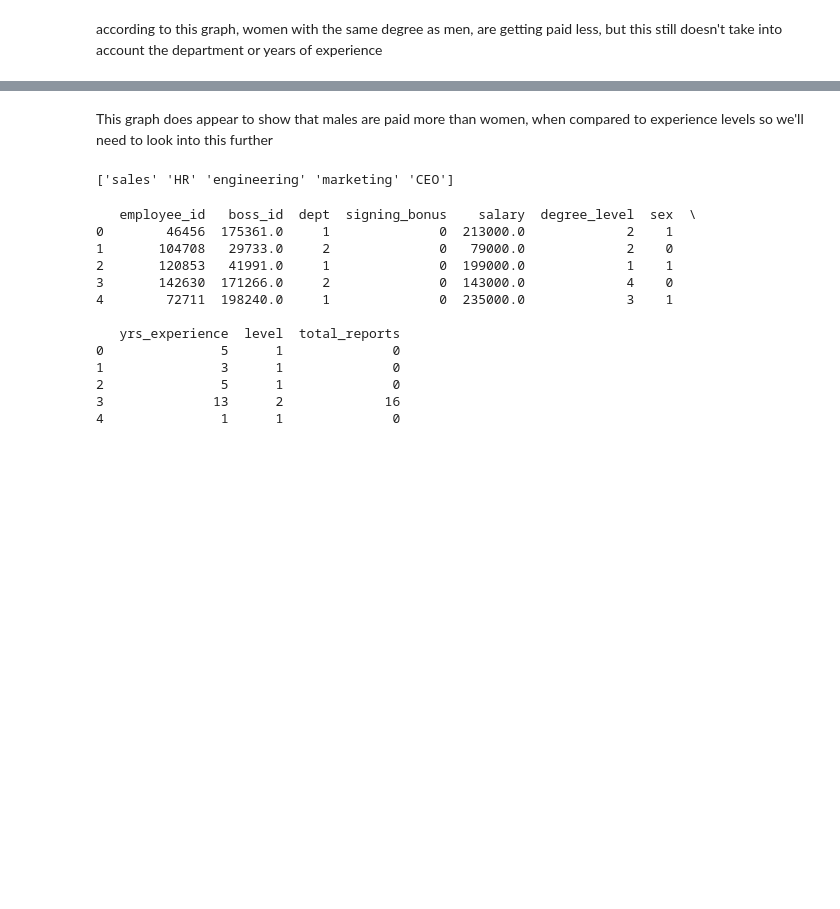
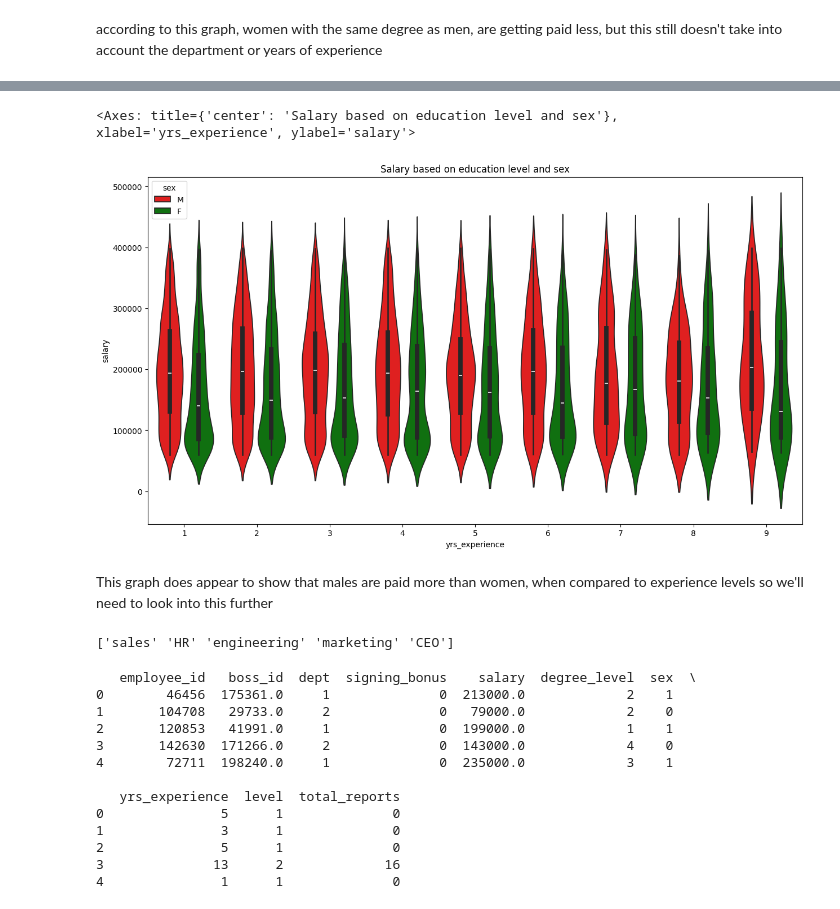
Before and after one commit to breannaparker1991/diversity_analysis, a Jupyter notebook: diversity.ipynb, the cells around one changed output, grey strips where cells are left out. Saved outputs shown, nothing was run; the diff lists cells and outputs as text; code cells hidden in the pictures; blank space fills up the shorter version.

```diff
--- a/diversity.ipynb
+++ b/diversity.ipynb
@@ -250,3 +298,10 @@ plt.show()
+# %%
+plt.figure(figsize=(15,8))
+plt.title("Salary based on education level and sex")
+sns.violinplot(x ="yrs_experience", y ="salary", data = df_no, hue = 'sex', palette=color_palette)
+# %% [output]
+<Axes: title={'center': 'Salary based on education level and sex'}, xlabel='yrs_experience', ylabel='salary'>
+[figure, added]
 # %% [markdown]
 This graph does appear to show that males are paid more than women, when compared to experience levels so we'll need to look into this further
 # %%
```
Also changed, not shown: parts of 32 cells of this notebook.
